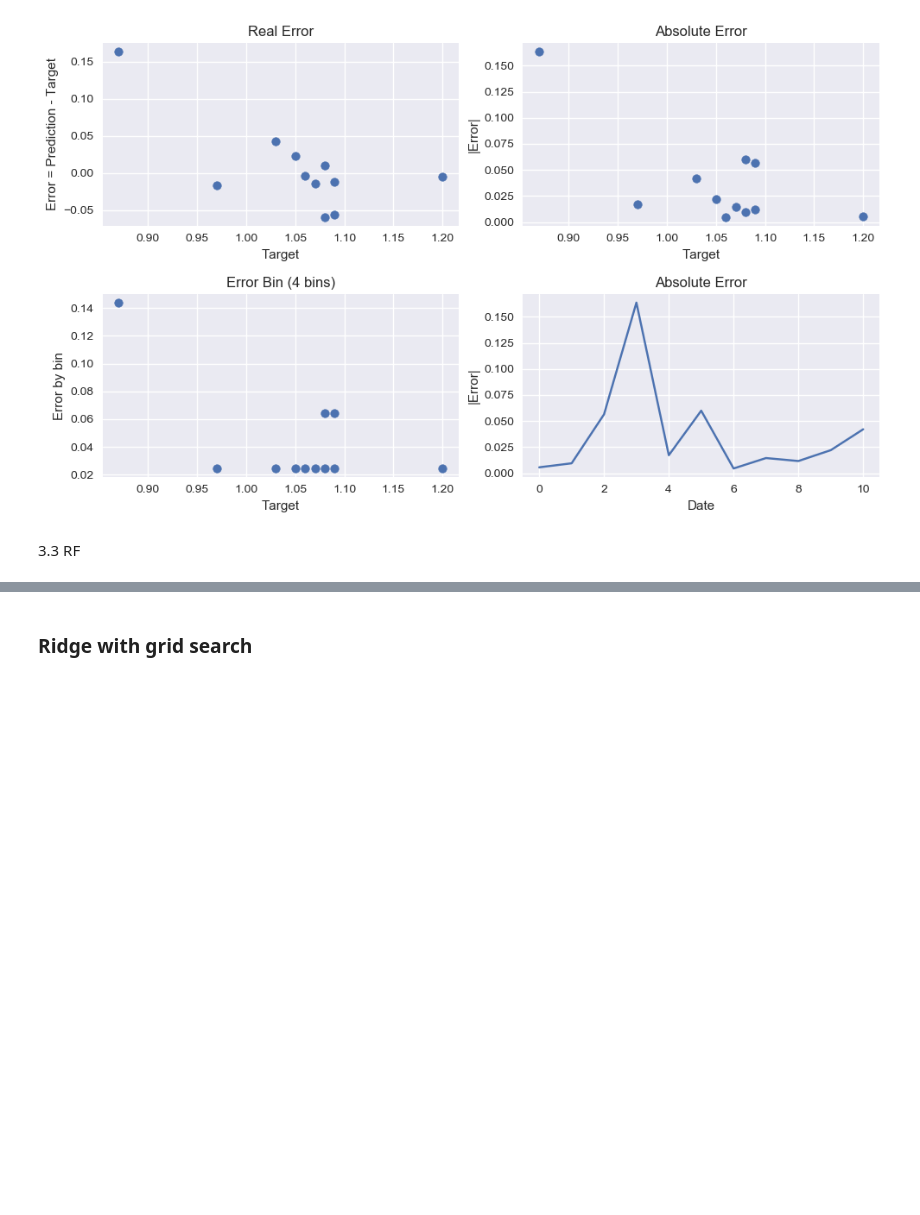
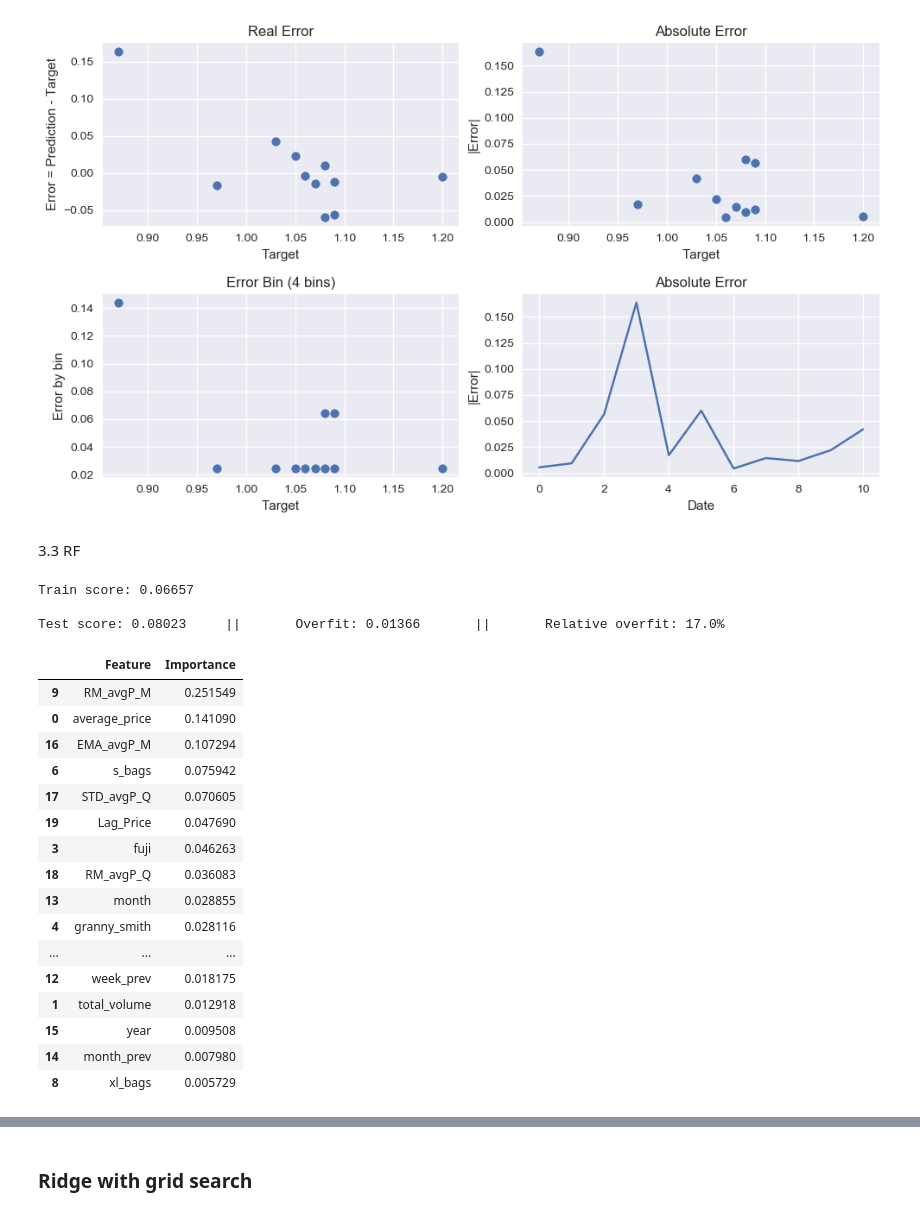
Before and after one commit to marcelomoraiscloser/apple_price, a Jupyter notebook: ApplePricePredictor.ipynb, the cells around one changed output, grey strips where cells are left out. Saved outputs shown, nothing was run; the diff lists cells and outputs as text; code cells hidden in the pictures; blank space fills up the shorter version.

```diff
--- a/ApplePricePredictor.ipynb
+++ b/ApplePricePredictor.ipynb
@@ -732,0 +773,54 @@ Test score: 0.05768     ||       Overfit: 0.00679       ||       Relative overfi
+# %%
+# Define the hyperparameters to search
+parameters = {
+    'n_estimators': [15, 20, 25], #Tlvz por mais alto depois
+    'max_depth': [3, 4, 5, 6],
+    'min_samples_split': [0.05, 0.07],
+    'max_features': [3],
+    'bootstrap': [True]
+}
+
+# Create the RandomForestRegressor model
+RF = RandomForestRegressor()
+
+# Use GridSearchCV for hyperparameter tuning
+grid = GridSearchCV(
+    estimator=RF,
+    param_grid=parameters,
+    cv=cv_splitter)
+    #refit=True)
+
+# Fit the model with training data (you may need to adjust the data)
+grid.fit(train_X, train_Y)
+best_model = grid.best_estimator_
+
+print_score2(best_model, train_X, train_Y, test_X, test_Y)
+# %% [output]
+Train score: 0.06657
+
+Test score: 0.08023     ||       Overfit: 0.01366       ||       Relative overfit: 17.0%
+# %%
+feature_importances = best_model.feature_importances_
+
+feature_importance_df = pd.DataFrame({'Feature': numeric_features_used, 'Importance': feature_importances})
+feature_importance_df = feature_importance_df.sort_values(by='Importance', ascending=False)
+
+feature_importance_df
+# %% [output]
+|  | Feature | Importance |
+| 9 | RM_avgP_M | 0.251549 |
+| 0 | average_price | 0.141090 |
+| 16 | EMA_avgP_M | 0.107294 |
+| 6 | s_bags | 0.075942 |
+| 17 | STD_avgP_Q | 0.070605 |
+| 19 | Lag_Price | 0.047690 |
+| 3 | fuji | 0.046263 |
+| 18 | RM_avgP_Q | 0.036083 |
+| 13 | month | 0.028855 |
+| 4 | granny_smith | 0.028116 |
+| ... | ... | ... |
+| 12 | week_prev | 0.018175 |
+| 1 | total_volume | 0.012918 |
+| 15 | year | 0.009508 |
+| 14 | month_prev | 0.007980 |
+| 8 | xl_bags | 0.005729 |
```
Also changed, not shown: parts of 23 cells of this notebook.
